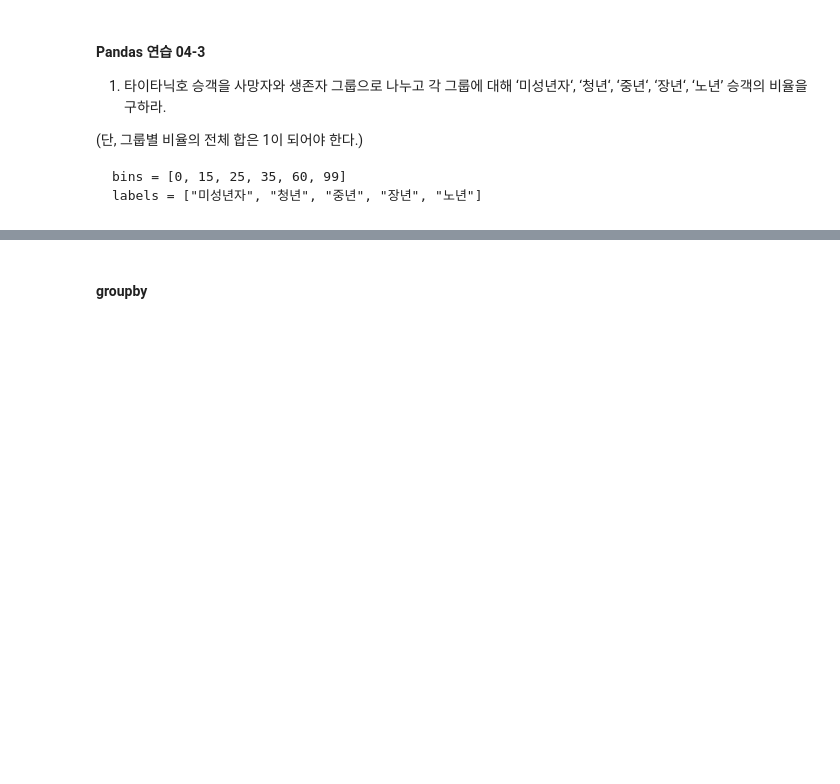
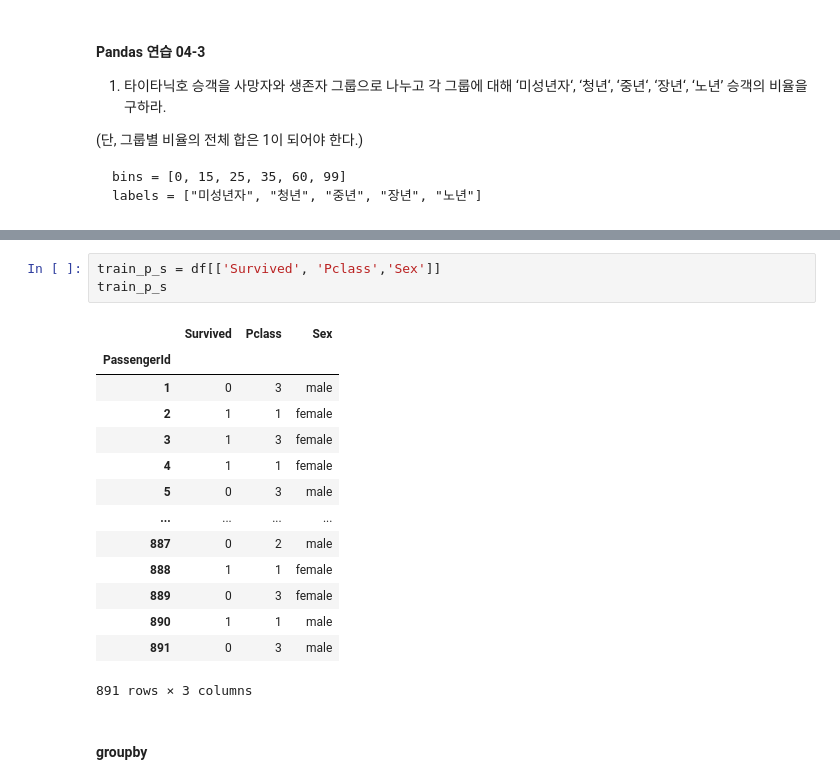
Before and after one commit to hwayoung306/AI, a Jupyter notebook: 20220414_py_05_Pandas_ipynb_공부.ipynb, the cells around one changed output, grey strips where cells are left out. Saved outputs shown, nothing was run; the diff lists cells and outputs as text; blank space fills up the shorter version.

```diff
--- a/20220414_py_05_Pandas_ipynb_공부.ipynb
+++ b/20220414_py_05_Pandas_ipynb_공부.ipynb
@@ -639,3 +1073,21 @@ labels = ["미성년자", "청년", "중년", "장년", "노년"]
+# %%
+train_p_s = df[['Survived', 'Pclass','Sex']]
+train_p_s
+# %% [output]
+|  | Survived | Pclass | Sex |
+| PassengerId |  |  |  |
+| 1 | 0 | 3 | male |
+| 2 | 1 | 1 | female |
+| 3 | 1 | 3 | female |
+| 4 | 1 | 1 | female |
+| 5 | 0 | 3 | male |
+| ... | ... | ... | ... |
+| 887 | 0 | 2 | male |
+| 888 | 1 | 1 | female |
+| 889 | 0 | 3 | female |
+| 890 | 1 | 1 | male |
+| 891 | 0 | 3 | male |
+891 rows × 3 columns
 # %% [markdown]
 #### groupby
 # %%
```
Also changed, not shown: parts of 62 cells of this notebook.
